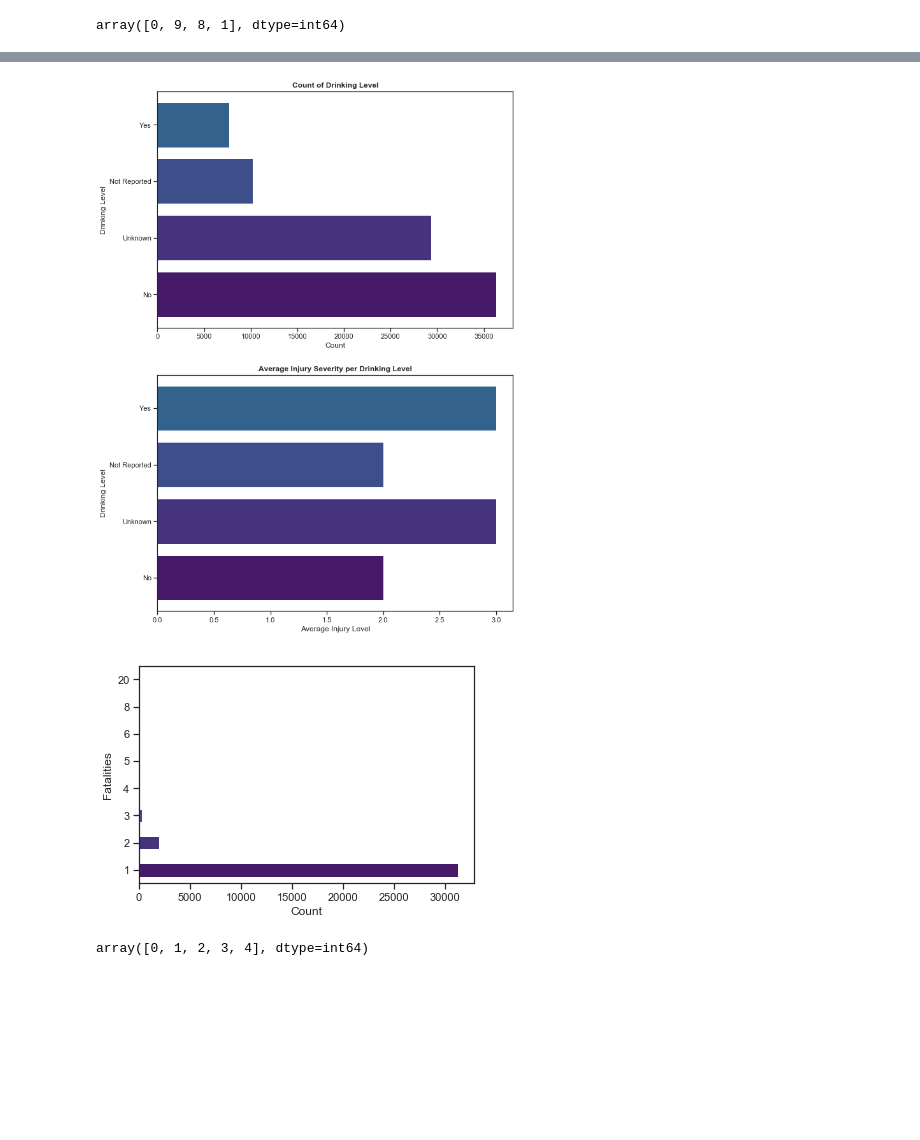
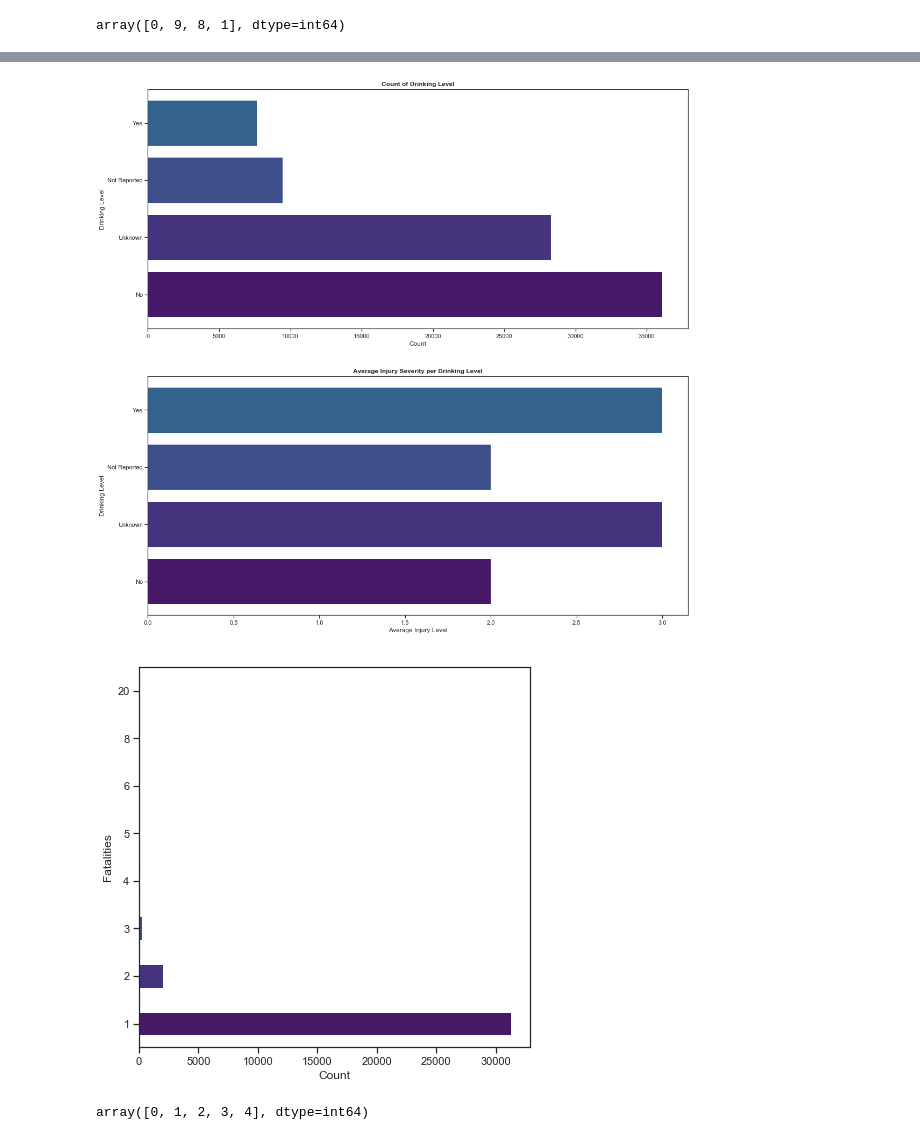
Before and after one commit to m6cortez/COGS_109_Project, a Jupyter notebook: COGS 109 Project (1).ipynb, the cells around one changed output, grey strips where cells are left out. Cells and saved outputs as stored; diff of their text form; code cells hidden in the pictures; blank space fills up the shorter version.

```diff
--- a/COGS 109 Project (1).ipynb
+++ b/COGS 109 Project (1).ipynb
@@ -276,7 +356,7 @@ avg_inj
 # %%
 x = df_per.DRINKING_LVL.value_counts()
 color1 = [COLOR_MAP[l] for l in range(len(x))]
-fig, ax = plt.subplots(nrows = 2, ncols = 1, figsize=(10,15))
+fig, ax = plt.subplots(nrows = 2, ncols = 1, figsize=(18,18))
 fig.subplots_adjust(hspace = 0.2, wspace=0.70)
 ax[0].barh(df_per.DRINKING_LVL.unique(), x, color = color1)
 ax[0].set_xlabel('Count')
@@ -290,18 +370,18 @@ ax[1].set_title('Average Injury Severity per Drinking Level', fontweight='bold')
 plt.savefig('Plots/drinkings3.png')
 plt.show()
 # %% [output]
-[figure, old version]
+[figure, new version]
 # %%
 x = df_acc.FATALS.value_counts().sort_index(ascending=True)
 color1 = [COLOR_MAP[l] for l in range(len(x))]
-fig, ax = plt.subplots()
+fig, ax = plt.subplots(figsize=(7,7))
 x.plot('barh', color=color1)
 plt.xlabel('Count')
 plt.ylabel('Fatalities')
 plt.savefig('Plots/fatalities.png')
 plt.show()
 # %% [output]
-[figure, old version]
+[figure, new version]
 # %%
 num_of_drunks = df_acc['DRUNK_DR'].unique()
 num_of_drunks
```
Also changed, not shown: parts of 47 cells of this notebook, 7 other files.
